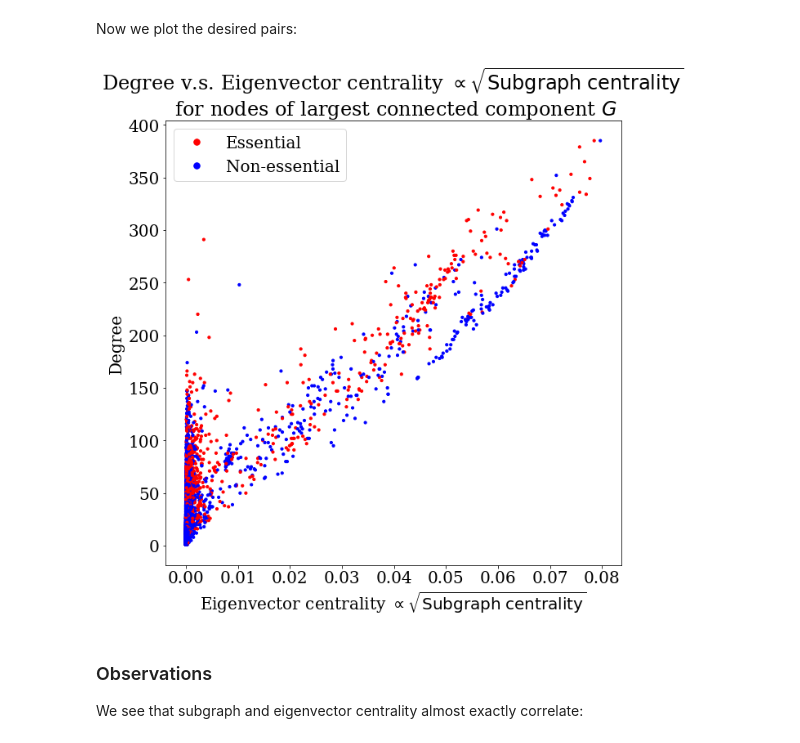
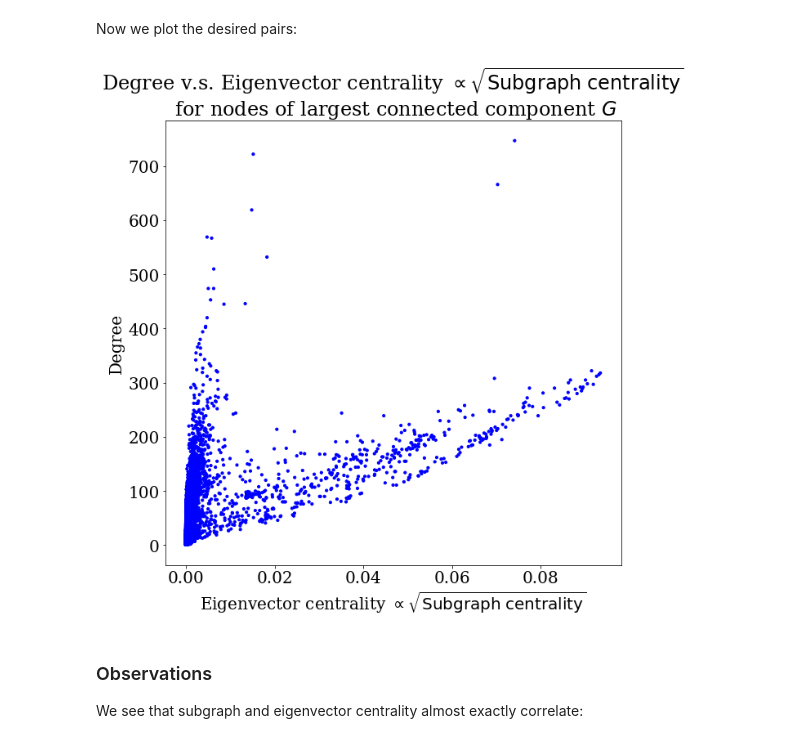
Before and after one commit to xdimos/Group-D-3888-Project, a Jupyter notebook: Lethality Fitting.ipynb, the cells around one changed output. Drawn from its saved outputs; the diff is of its cells as text; code cells hidden in the pictures.

```diff
--- a/Lethality Fitting.ipynb
+++ b/Lethality Fitting.ipynb
@@ -39,8 +39,9 @@ with open('essential_proteins.csv', newline='') as ess_file:
 for i in range(len(ess_data)):
     ess_list.append(ess_data[i][1])
 
-# Read in the string-db for Yeast
-G0 = nx.read_weighted_edgelist("./yeast_protein_edgelist_trimmed.txt",comments="#",nodetype=str)
+# Read in the string-db for Yeast "yeast_protein_edgelist_trimmed.txt"
+"homo_list"
+G0 = nx.read_weighted_edgelist("./homo_links.txt",comments="#",nodetype=str)
 
 # For interest, plot the distribution of confidence scores
 if (extra_outputs):
@@ -199,42 +194,42 @@ plt.title("Degree v.s. Eigenvector centrality $\propto\sqrt{\mathrm{Subgraph\;ce
 plt.xlabel("Eigenvector centrality $\propto \sqrt{\mathrm{Subgraph\;centrality}}$");
 plt.ylabel("Degree")
 
-ess_legend()
+#ess_legend()
 
 
 # Names:
 
 # To zoom in:
 naming_nodes = False
 if (naming_nodes):
     Zooming_in = False
     if (Zooming_in):
         x_min = 0
         x_max = 0.001
         y_min = 0
         y_max = 50
         plt.xlim([x_min,x_max])
         plt.ylim([y_min,y_max])
         for i in range(len(eigen_centrality)):
             if (name_list_cutdown[i] is not None):
                 if (eigen_centrality[i] > x_min and eigen_centrality[i] < x_max
                    and degrees[i] > y_min and degrees[i] < y_max):
                     plt.text(eigen_centrality[i], degrees[i],name_list_cutdown[i], fontsize=10)
     else:
         for i in range(len(eigen_centrality)):
             if (name_list_cutdown[i] is not None):
                 plt.text(eigen_centrality[i], degrees[i],name_list_cutdown[i], fontsize=10)
 
 just_one = False
 if (just_one):
     for i in range(len(eigen_centrality)):
         if (just_one_name[i] is not None):
             plt.text(eigen_centrality[i], degrees[i],just_one_name[i], fontsize=10)
 
-plt.savefig("HRY Diagram.pdf")
+plt.savefig("HRY Diagram homo.pdf")
 plt.show()
 # %% [output]
-[figure, old version]
+[figure, new version]
 # %% [markdown]
 ### Observations
 
```
Also changed, not shown: parts of 10 cells of this notebook, 10 other files.
